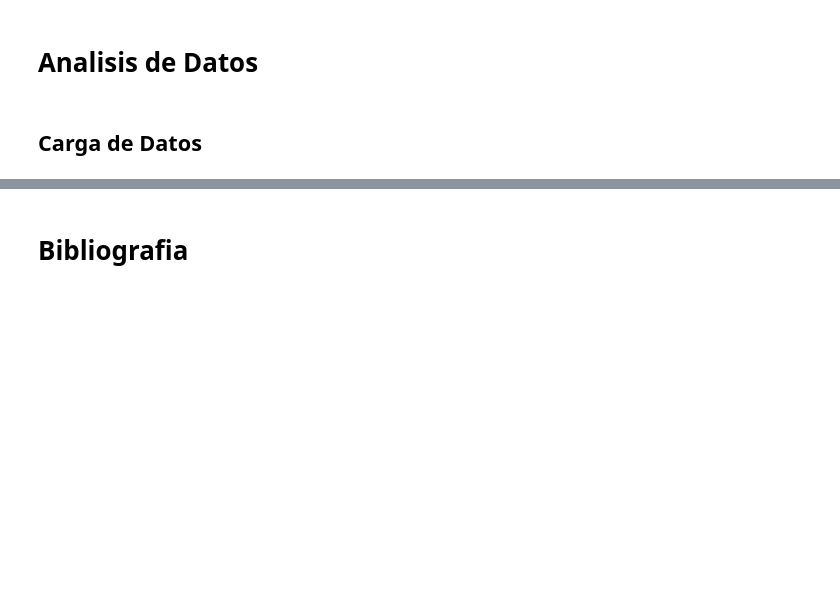
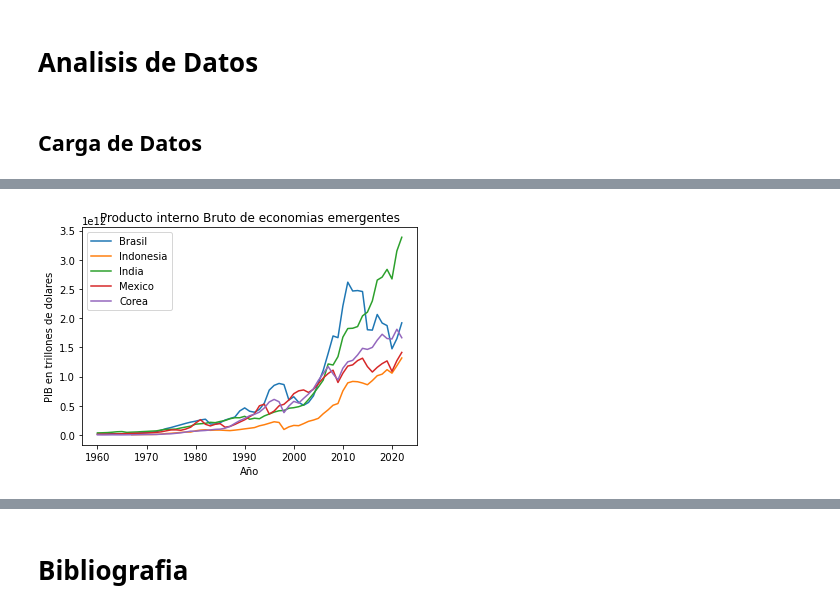
Before and after one commit to OctavioPB/Data-Analyst-Projects, a Jupyter notebook: InversionExtranjeraDirecta2023/Inversion Extranjera Directa en Mexico 2023.ipynb, the cells around one changed output, grey strips where cells are left out. Saved outputs shown, nothing was run; the diff lists cells and outputs as text; code cells hidden in the pictures; blank space fills up the shorter version.

```diff
--- a/InversionExtranjeraDirecta2023/Inversion Extranjera Directa en Mexico 2023.ipynb
+++ b/InversionExtranjeraDirecta2023/Inversion Extranjera Directa en Mexico 2023.ipynb
@@ -33,0 +86,12 @@ from matplotlib import pyplot
+# %%
+# Limpieza y organizacion para Datos de Mexico
+# https://data.worldbank.org/indicator/NY.GDP.MKTP.CD?end=2022&locations=MX&start=1993
+
+countries = ['MEX', 'KOR', 'BRA', 'CHN', 'IND', 'IDN']
+PIB_Emerging = PIB.loc[PIB['Country Code'].isin(countries), 'Country Code':'2022']
+PIB_Emerging.set_index('Country Code', inplace=True)
+PIB_Emerging = PIB_Emerging.T
+PIB_Emerging.reset_index(inplace=True)
+PIB_Emerging.rename(columns = {'index':'Año'}, inplace=True)
+PIB_Emerging['Año'] = pd.to_numeric(PIB_Mexico['Año'], errors='coerce')
+PIB_Emerging.tail()
@@ -33,0 +127,14 @@ from matplotlib import pyplot
+# %%
+# Graficar PIB de economias emergentes
+plt.plot(PIB_Emerging['Año'], PIB_Emerging['BRA'], label = "Brasil")
+plt.plot(PIB_Emerging['Año'], PIB_Emerging['IDN'], label = "Indonesia")
+plt.plot(PIB_Emerging['Año'], PIB_Emerging['IND'], label = "India")
+plt.plot(PIB_Emerging['Año'], PIB_Emerging['MEX'], label = "Mexico")
+plt.plot(PIB_Emerging['Año'], PIB_Emerging['KOR'], label = "Corea")
+plt.title('Producto interno Bruto de economias emergentes')
+plt.xlabel('Año')
+plt.ylabel('PIB en trillones de dolares')
+plt.legend()
+plt.show()
+# %% [output]
+[figure, added]
```
Also changed, not shown: parts of 35 cells of this notebook, 2 other files.
